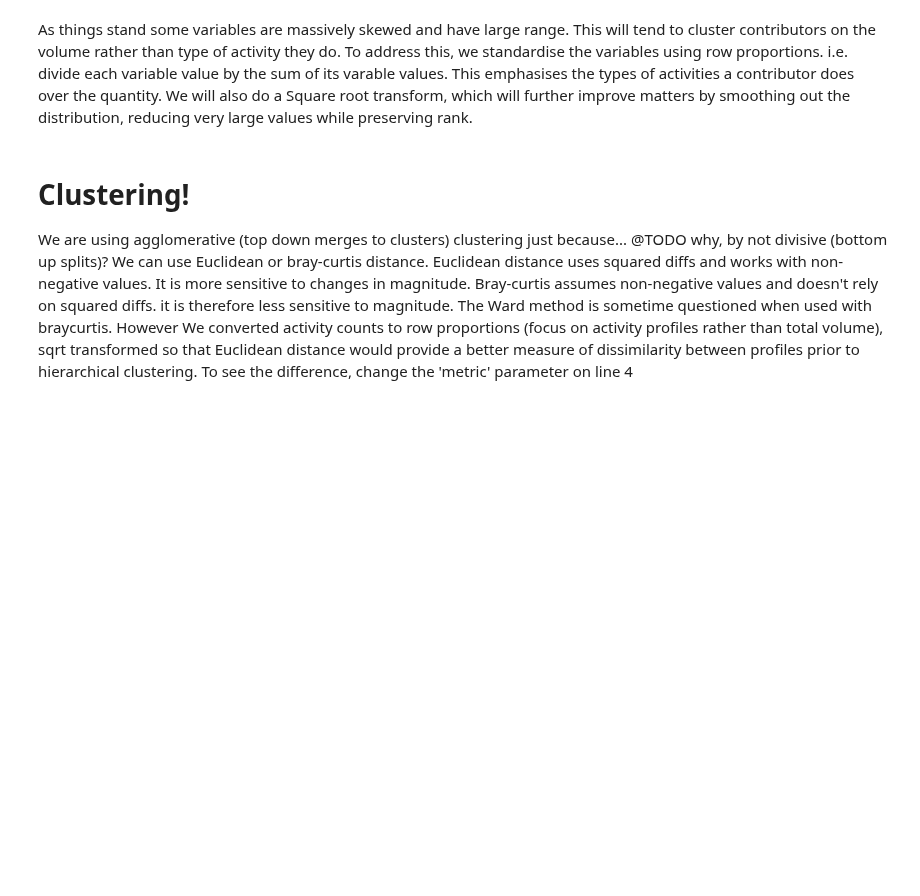
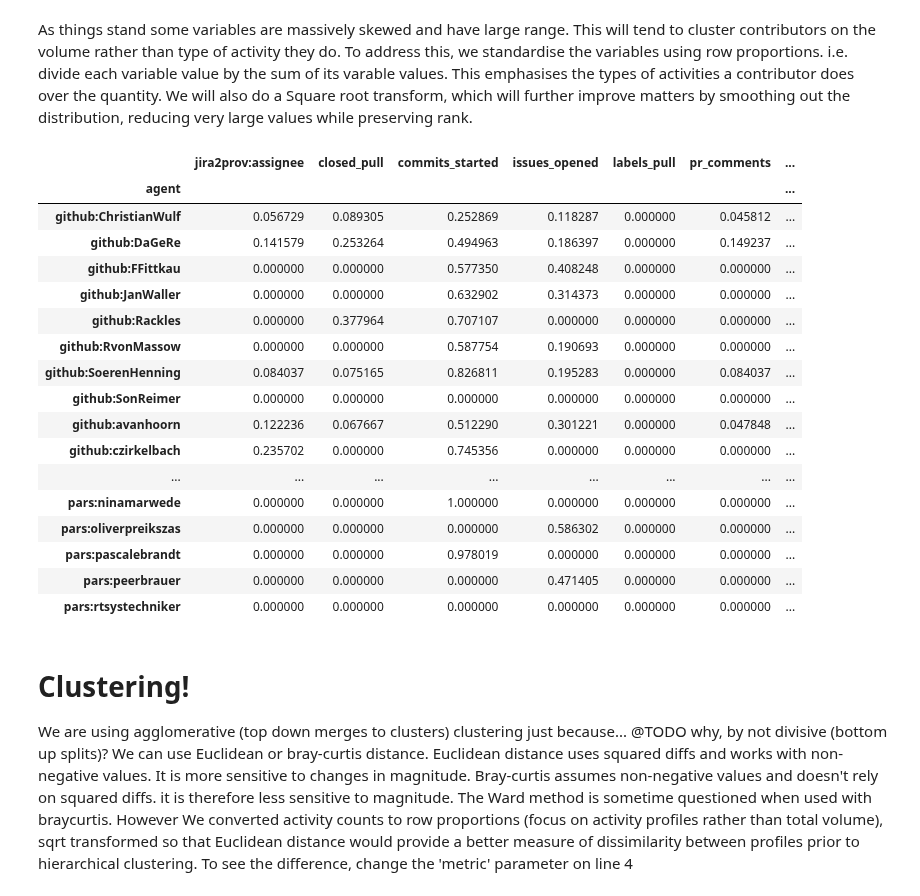
Before and after one commit to RSEMetaScience/kieker_analysis, a Jupyter notebook: notebooks/clustering.csv.ipynb, the cells around one changed output. Drawn from its saved outputs; the diff is of its cells as text; code cells hidden in the pictures; blank space fills up the shorter version.

```diff
--- a/notebooks/clustering.csv.ipynb
+++ b/notebooks/clustering.csv.ipynb
@@ -68,9 +116,28 @@ As things stand some variables are massively skewed and have large range. This w
 # %%
 # transform all the data using row proprtions, so that all the variable have the same range and each column sums to 1
 row_sums=merged_results.sum(axis="columns")
 std_results = merged_results.div(row_sums, axis="index")
 transformed_results = np.sqrt(std_results)
-# transformed_results
+transformed_results
+# %% [output]
+|  | jira2prov:assignee | closed_pull | commits_started | issues_opened | labels_pull | pr_comments | ... |
+| agent |  |  |  |  |  |  | ... |
+| github:ChristianWulf | 0.056729 | 0.089305 | 0.252869 | 0.118287 | 0.000000 | 0.045812 | ... |
+| github:DaGeRe | 0.141579 | 0.253264 | 0.494963 | 0.186397 | 0.000000 | 0.149237 | ... |
+| github:FFittkau | 0.000000 | 0.000000 | 0.577350 | 0.408248 | 0.000000 | 0.000000 | ... |
+| github:JanWaller | 0.000000 | 0.000000 | 0.632902 | 0.314373 | 0.000000 | 0.000000 | ... |
+| github:Rackles | 0.000000 | 0.377964 | 0.707107 | 0.000000 | 0.000000 | 0.000000 | ... |
+| github:RvonMassow | 0.000000 | 0.000000 | 0.587754 | 0.190693 | 0.000000 | 0.000000 | ... |
+| github:SoerenHenning | 0.084037 | 0.075165 | 0.826811 | 0.195283 | 0.000000 | 0.084037 | ... |
+| github:SonReimer | 0.000000 | 0.000000 | 0.000000 | 0.000000 | 0.000000 | 0.000000 | ... |
+| github:avanhoorn | 0.122236 | 0.067667 | 0.512290 | 0.301221 | 0.000000 | 0.047848 | ... |
+| github:czirkelbach | 0.235702 | 0.000000 | 0.745356 | 0.000000 | 0.000000 | 0.000000 | ... |
+| ... | ... | ... | ... | ... | ... | ... | ... |
+| pars:ninamarwede | 0.000000 | 0.000000 | 1.000000 | 0.000000 | 0.000000 | 0.000000 | ... |
+| pars:oliverpreikszas | 0.000000 | 0.000000 | 0.000000 | 0.586302 | 0.000000 | 0.000000 | ... |
+| pars:pascalebrandt | 0.000000 | 0.000000 | 0.978019 | 0.000000 | 0.000000 | 0.000000 | ... |
+| pars:peerbrauer | 0.000000 | 0.000000 | 0.000000 | 0.471405 | 0.000000 | 0.000000 | ... |
+| pars:rtsystechniker | 0.000000 | 0.000000 | 0.000000 | 0.000000 | 0.000000 | 0.000000 | ... |
 # %% [markdown]
 # Clustering!
 We are using agglomerative (top down merges to clusters) clustering just because...  @TODO why, by not divisive (bottom up splits)?
```
Also changed, not shown: parts of 13 cells of this notebook.
